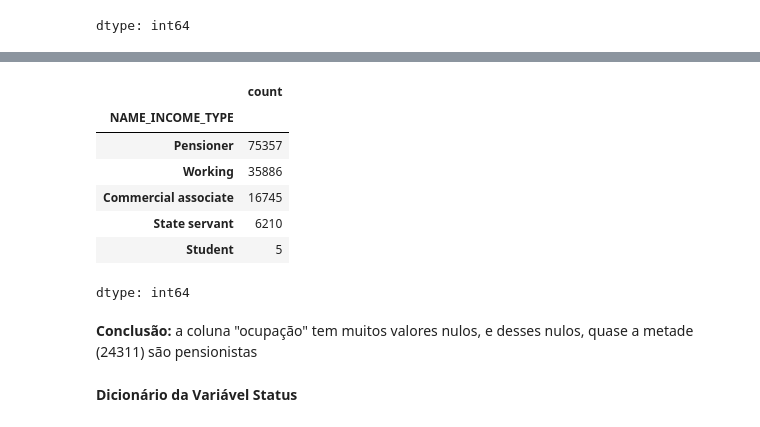
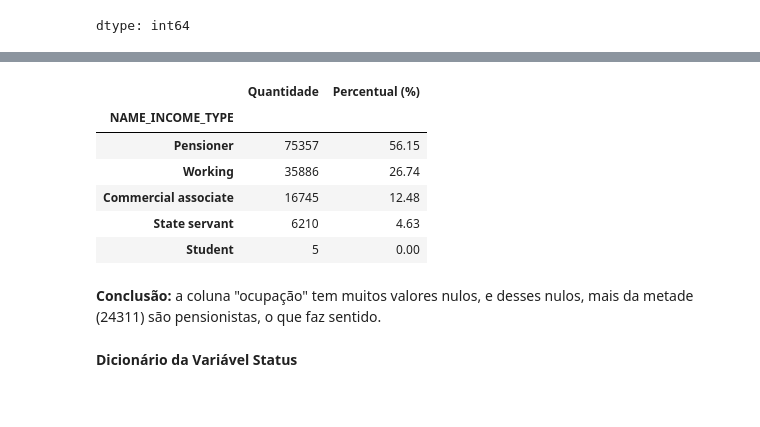
Before and after one commit to marciapaulasv-coder/TechChalenge, a Jupyter notebook: 01_eda.ipynb, the cells around one changed output, grey strips where cells are left out. Saved outputs shown, nothing was run; the diff lists cells and outputs as text; code cells hidden in the pictures.

```diff
--- a/01_eda.ipynb
+++ b/01_eda.ipynb
@@ -199,16 +169,20 @@ dtype: int64
-# %%
-AR[AR['OCCUPATION_TYPE'].isnull()]['NAME_INCOME_TYPE'].value_counts()
-# %% [output]
-|  | count |
-| NAME_INCOME_TYPE |  |
-| Pensioner | 75357 |
-| Working | 35886 |
-| Commercial associate | 16745 |
-| State servant | 6210 |
-| Student | 5 |
-dtype: int64
+# %%
+ocupacao_nulos = AR[AR['OCCUPATION_TYPE'].isnull()]['NAME_INCOME_TYPE']
+
+pd.DataFrame({
+    'Quantidade': ocupacao_nulos.value_counts(),
+    'Percentual (%)': ocupacao_nulos.value_counts(normalize=True).mul(100).round(2)
+})
+# %% [output]
+|  | Quantidade | Percentual (%) |
+| NAME_INCOME_TYPE |  |  |
+| Pensioner | 75357 | 56.15 |
+| Working | 35886 | 26.74 |
+| Commercial associate | 16745 | 12.48 |
+| State servant | 6210 | 4.63 |
+| Student | 5 | 0.00 |
 # %% [markdown]
-**Conclusão:** a coluna "ocupação" tem muitos valores nulos, e desses nulos, quase a metade (24311) são pensionistas
+**Conclusão:** a coluna "ocupação" tem muitos valores nulos, e desses nulos, mais da metade (24311) são pensionistas, o que faz sentido.
 # %% [markdown]
 **Dicionário da Variável Status**
 # %% [markdown]
```
Also changed, not shown: parts of 9 cells of this notebook.
